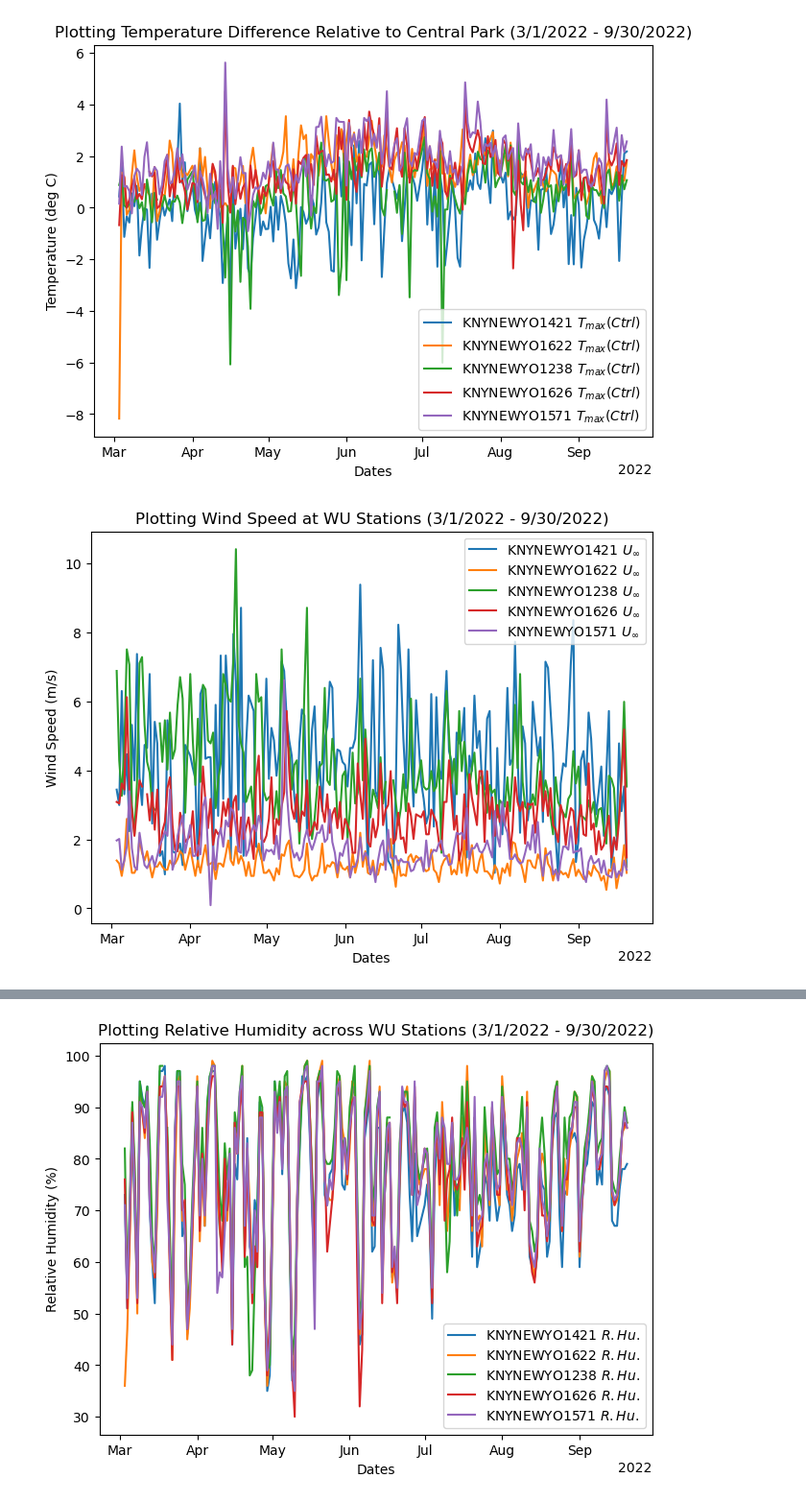
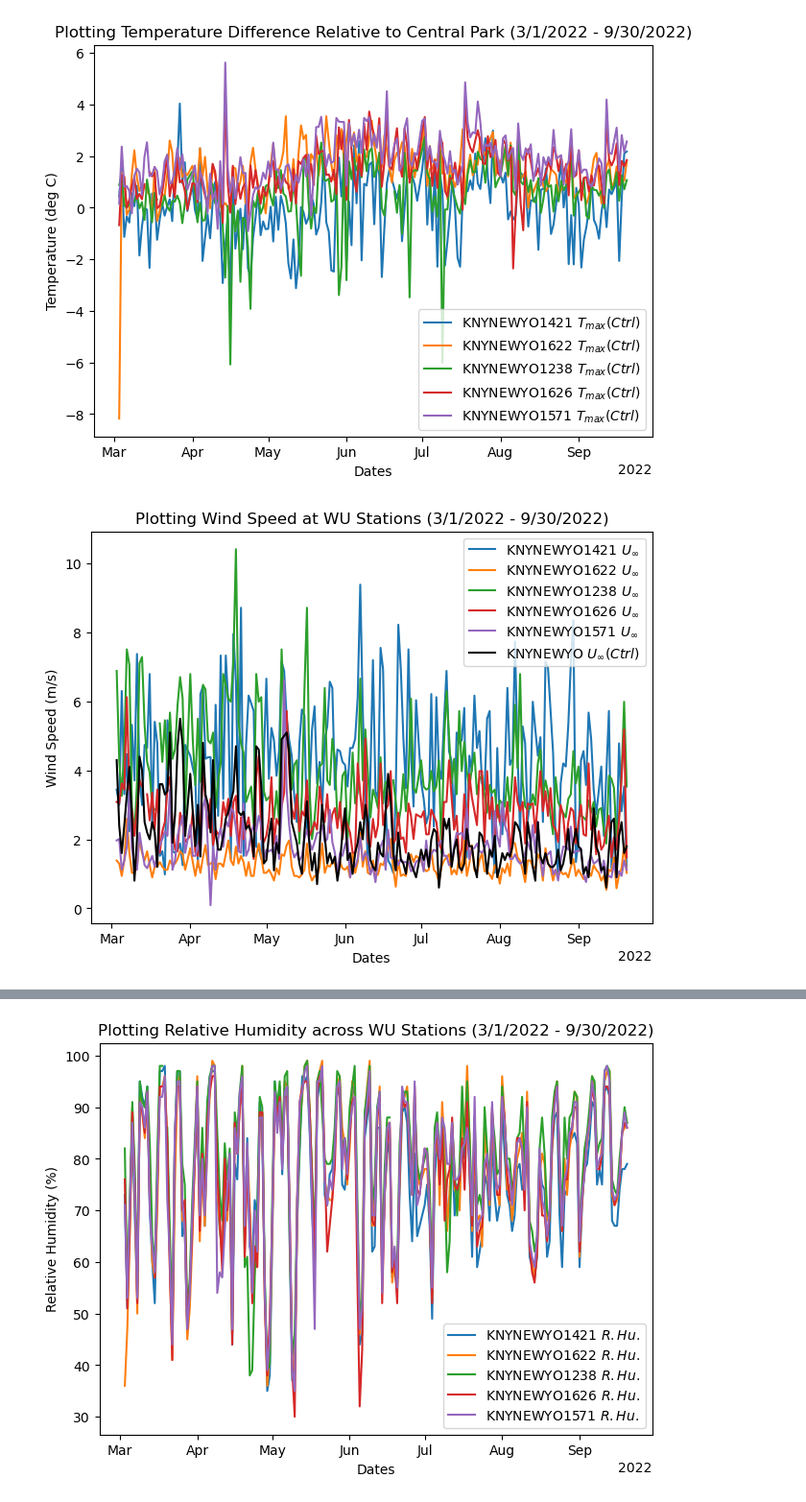
Before and after one commit to soph-loaf/aht_project, a Jupyter notebook: Temp_Results_SAL.ipynb, the cells around one changed output, grey strips where cells are left out. Shown at 96% size. Cells and saved outputs as stored; diff of their text form; code cells hidden in the pictures.

Commit message:
more results! historical data comparison

```diff
--- a/Temp_Results_SAL.ipynb
+++ b/Temp_Results_SAL.ipynb
@@ -311,6 +311,8 @@ df_combo['DATE'] = pd.to_datetime(df_combo['DATE'], utc=True)
 df_combo = df_combo.assign(MONTH=df_combo['DATE'].dt.month)
 df_combo = df_combo.assign(DAY_INDEX=df_combo['DATE'].dt.dayofyear)
 df_combo = df_combo.assign(evap_d=df_combo['MONTH'])
+df_combo = df_combo.assign(Re_ctrl=Re_x(df_combo['AWND']))
+# df_combo = df_combo.rename(columns={'Re': 'Re'+wu_list_n[i]})
 
 df_combo['evap_d'] = np.where(df_combo['evap_d']== 3, 1.19E-08, 0.0)
 df_combo['evap_d'] = np.where(df_combo['MONTH']== 4, 2.50E-08, df_combo['evap_d'])
@@ -350,6 +352,15 @@ for i in range(0, len(wd_maxdailytemp_list_n)):
     df_combo = df_combo.assign(T_ground_ctrl_var=ground_temp_ctrl_var(df_combo['T_max_ctrl_Kelv'], df_combo['AWND'], df_combo['evap_d'], df_combo['DAY_INDEX']))
 
 # df_combo.info()
+# %%
+# df_combo['DATE']
+date_July = datetime.strptime("2022-07-22", "%Y-%m-%d")
+date_August = datetime.strptime("2022-08-14", "%Y-%m-%d")
+date_September = datetime.strptime("2022-09-08", "%Y-%m-%d")
+July_1 = datetime.strptime('2022-07-01', "%Y-%m-%d")
+Sept_30 = datetime.strptime('2022-09-30', "%Y-%m-%d")
+
+# '2022-07-22'.to_datetime(utc=True)
 # %%
 #plotting central park weather data
 fig = plt.figure(constrained_layout=True)
@@ -377,0 +469,26 @@ plt.show()
+# %%
+#printing values for temp data on dates of interest (for historical comparison)
+from datetime import timezone
+
+# predicted_temp_arr = np.empty((3,len(wu_list_n)+1)):
+dates_list = [date_July, date_August, date_September]
+dates_list_str = [str(date_July), str(date_August), str(date_September)]
+# print(dates_list_str[0])
+# date_July_utc = datetime.from
+# >> >  # alternative to '.utcfromtimestamp()'
+# >> > dt_ts = datetime.fromtimestamp(1571595618.0, tz=timezone.utc)
+# df_combo.loc[df_combo['DATE'] == date_July]
+df_combo = df_combo.assign(DATE_datetime=df_combo['DATE'])
+df_combo['DATE_datetime'] = df_combo['DATE_datetime'].astype(str)
+df_combo['DATE_datetime'] = df_combo['DATE_datetime'].str.slice(0,19,1)
+# print(df_combo['DATE_datetime'])
+
+df_combo.loc[df_combo['DATE_datetime'].isin(dates_list_str)]
+
+for i in range(len(wu_list_n)):
+    print(df_combo.loc[df_combo['DATE_datetime'].isin(dates_list_str), 'T_ground_var'+wu_list_n[i]])
+print(df_combo.loc[df_combo['DATE_datetime'].isin(dates_list_str), 'T_ground_ctrl_var'])
+#     print(df_combo.loc[0,'T_ground_var'+wu_list_n[i]])
+
+# df_combo
+# np.where(df_combo['DATE']== date_July, 2.50E-08, df_combo['evap_d'])
@@ -460,25 +575,25 @@ plt.show()
 # %%
 #plotting wind speed data
 fig = plt.figure(constrained_layout=True)
 ax = plt.gca()
 locator = mdates.AutoDateLocator()
 formatter = mdates.ConciseDateFormatter(locator)
 ax.xaxis.set_major_locator(locator)
 ax.xaxis.set_major_formatter(formatter)
 
 for i in range(len(wu_list_n)):
     ax.plot(df_combo['DATE'], df_combo['U_inf'+wu_list_n[i]], markersize=2.5, label=r'KNYNEWYO'+wu_list[i]+' $U_{\infty}$')
 # ax.plot(df_combo['DATE'], df_combo['U_inf'+wu_list[0]], markersize=2.5, label=r'KNYNEWYO'+wu_list[0]+' $U_{\infty}$')  ##close to Central Park (uptown - Harlem))
 # ax.plot(df_combo['DATE'], df_combo['U_inf'+wu_list[1]], markersize=2.5, label=r'KNYNEWYO'+wu_list[1]+' $U_{\infty}$')  ##close to Central Park (uptown - Harlem))
 # ax.plot(df_combo['DATE'], df_combo['U_inf'+wu_list[2]], markersize=2.5, label=r'KNYNEWYO'+wu_list[2]+' $U_{\infty}$')  ##close to Central Park (uptown - Harlem))
 # ax.plot(df_combo['DATE'], df_combo['U_inf'+wu_list[4]], markersize=2.5, label=r'KNYNEWYO'+wu_list[4]+' $U_{\infty}$')  ##close to Central Park (uptown - Harlem))
-# ax.plot(df_combo['DATE'], df_combo['U_inf'+wu_list[5]], markersize=2.5,
-        # label=r'KNYNEWYO'+wu_list[5]+' $U_{\infty}$')  # close to Central Park (uptown - Harlem))
+ax.plot(df_combo['DATE'], df_combo['AWND'], '-k', markersize=2.5,
+        label=r'KNYNEWYO $U_{\infty} (Ctrl)$')
 
 ax.set_xlabel("Dates")
 ax.set_ylabel("Wind Speed (m/s)")
 ax.set_title('Plotting Wind Speed at WU Stations (3/1/2022 - 9/30/2022)')
 plt.legend(loc='upper right')
 plt.show()
 # %% [output]
-[figure, old version]
+[figure, new version]
```
Also changed, not shown: parts of 6 cells of this notebook.
